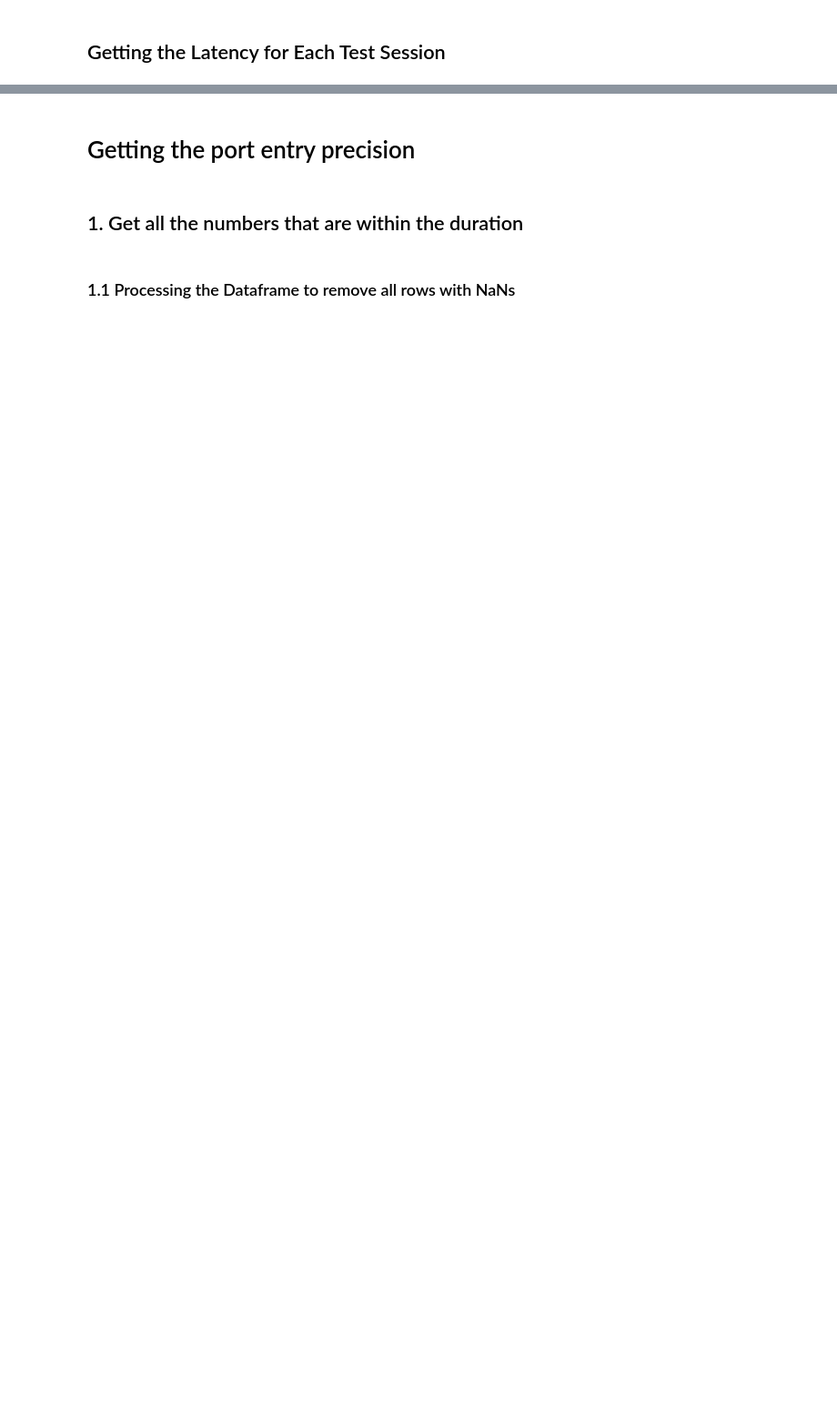
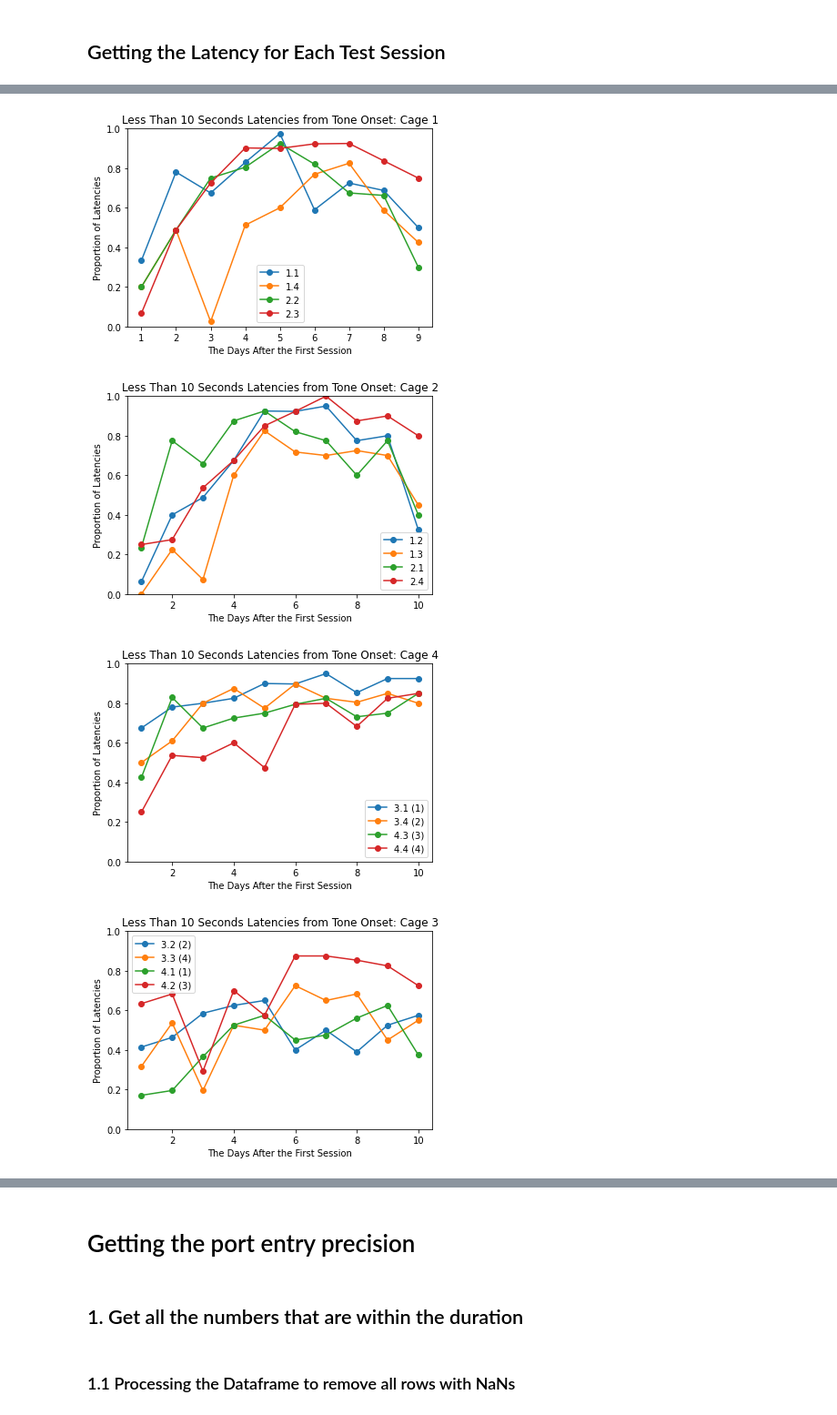
Before and after one commit to padillacoreanolab/med_pc_repo, a Jupyter notebook: results/2022_05_02_log_processing/med_pc_group_analysis.ipynb, the cells around one changed output, grey strips where cells are left out. Shown at 91% size. Drawn from its saved outputs; the diff is of its cells as text; code cells hidden in the pictures; blank space fills up the shorter version.

```diff
--- a/results/2022_05_02_log_processing/med_pc_group_analysis.ipynb
+++ b/results/2022_05_02_log_processing/med_pc_group_analysis.ipynb
@@ -228,19 +310,24 @@ for cage in grouped_averaged_latency_df["cage"].unique():
 # %%
-for cage in grouped_averaged_latency_df["cage"].unique():
+for cage in grouped_averaged_first_porty_entry_dataframe["cage"].unique():
     fig, ax = plt.subplots()
 
-    cage_df = grouped_averaged_latency_df[grouped_averaged_latency_df["cage"] == cage]
-    for subject in cage_df["subject_key"].unique():
-        subject_df = cage_df[cage_df["subject_key"] == subject]
+    cage_df = grouped_averaged_first_porty_entry_dataframe[grouped_averaged_first_porty_entry_dataframe["cage"] == cage]
+    for subject in cage_df["subject"].unique():
+        subject_df = cage_df[cage_df["subject"] == subject]
 
 
 
         ax.plot(subject_df["date_int"] - subject_df["date_int"].min() + 1, subject_df["latency_less_than_10_seconds"], '-o', label=subject)
 
     ax.set_xlabel("The Days After the First Session")
     ax.set_ylabel("Proportion of Latencies")
     ax.set_title("Less Than 10 Seconds Latencies from Tone Onset: Cage {}".format(cage))
 
     ax.set_ylim(0, 1)
     ax.legend()
-    plt.savefig("./data/plots/proportion_of_latencies_less_than_10_seconds/less_than_10_seconds_latency_proportion_cage_{}_date_20220503_20220510.png".format(cage))
+    plt.savefig("./data/plots/proportion_of_latencies_less_than_10_seconds/less_than_10_seconds_latency_proportion_cage_{}_date_20220503_20220512.png".format(cage))
+# %% [output]
+[figure, added]
+[figure, added]
+[figure, added]
+[figure, added]
```
Also changed, not shown: parts of 77 cells of this notebook.
